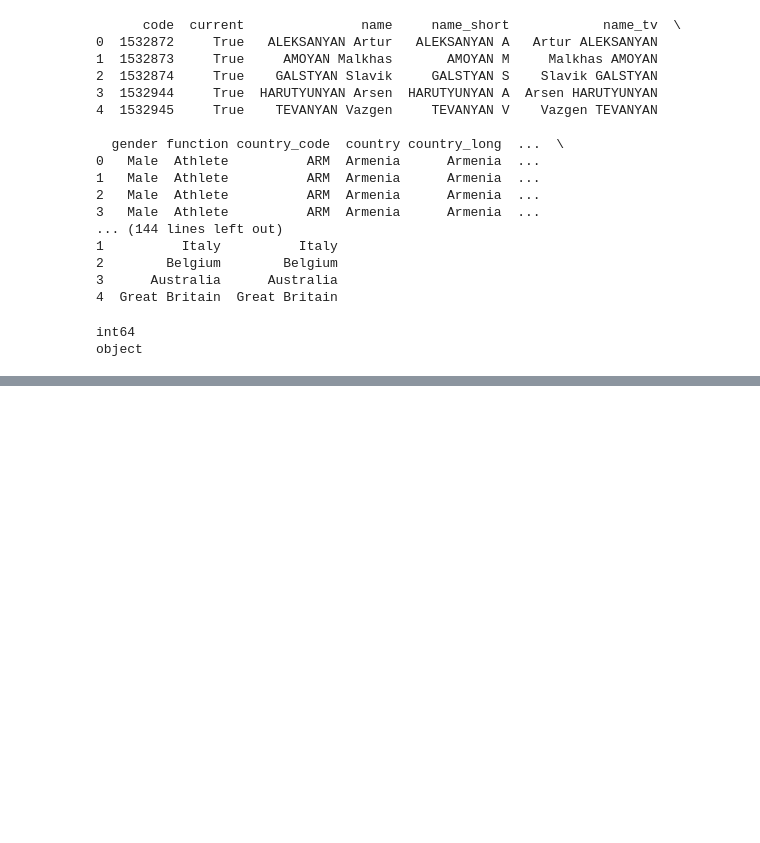
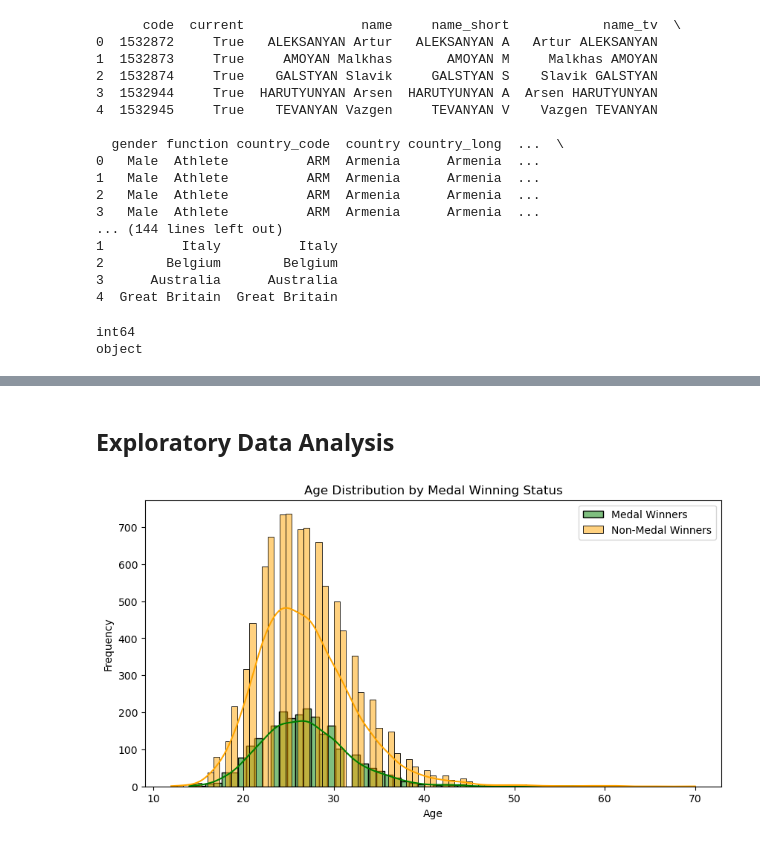
Before and after one commit to aamarnath1/ds-projects, a Jupyter notebook: Olympics Classification/Classification_Project-.ipynb, the cells around one changed output, grey strips where cells are left out. Drawn from its saved outputs; the diff is of its cells as text; code cells hidden in the pictures; blank space fills up the shorter version.

```diff
--- a/Olympics Classification/Classification_Project-.ipynb
+++ b/Olympics Classification/Classification_Project-.ipynb
@@ -5,10 +10,10 @@ import matplotlib.pyplot as plt
 import datetime, os
 # %%
-athletes_df = pd.read_csv('Olympics Classification/data/athletes.csv')
-events_df = pd.read_csv('Olympics Classification/data/events.csv')
-medallists_df = pd.read_csv('Olympics Classification/data/medallists.csv')
-medals_total_df = pd.read_csv('Olympics Classification/data/medals_total.csv')
-medals_df = pd.read_csv('Olympics Classification/data/medals.csv')
+athletes_df = pd.read_csv('data/athletes.csv')
+events_df = pd.read_csv('data/events.csv')
+medallists_df = pd.read_csv('data/medallists.csv')
+medals_total_df = pd.read_csv('data/medals_total.csv')
+medals_df = pd.read_csv('data/medals.csv')
 # %%
 print(athletes_df.head())
 print(events_df.head())
@@ -125,0 +163,10 @@ Total athletes with medals: 2315
+# %%
+# Convert 'medal_code' to numeric, coerce errors to turn non-numeric values into NaN
+final_clean_df['medal_code'] = pd.to_numeric(final_clean_df['medal_code'], errors='coerce')
+
+# Now fill missing values with the mean of the numeric values
+final_clean_df['medal_code'].fillna(final_clean_df['medal_code'].mean(), inplace=True)
+
+# Create 'age' variable
+final_clean_df['birth_date'] = pd.to_datetime(final_clean_df['birth_date'], errors='coerce')
+final_clean_df['age'] = 2024 - final_clean_df['birth_date'].dt.year
@@ -125,0 +215,14 @@ Total athletes with medals: 2315
+# %% [markdown]
+## Exploratory Data Analysis
+# %%
+# Distribution of age among medal winners and non-winners
+plt.figure(figsize=(10, 5))
+sns.histplot(final_clean_df[final_clean_df['has_medal'] == True]['age'], color='green', label='Medal Winners', kde=True)
+sns.histplot(final_clean_df[final_clean_df['has_medal'] == False]['age'], color='orange', label='Non-Medal Winners', kde=True)
+plt.title('Age Distribution by Medal Winning Status')
+plt.xlabel('Age')
+plt.ylabel('Frequency')
+plt.legend()
+plt.show()
+# %% [output]
+[figure, added]
```
Also changed, not shown: parts of 14 cells of this notebook, 5 other files.
